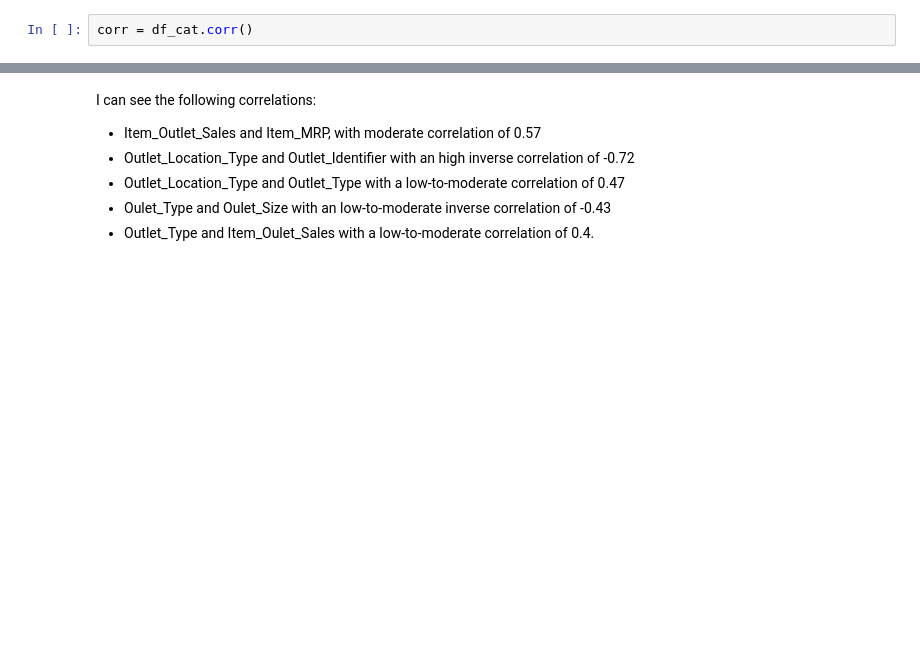
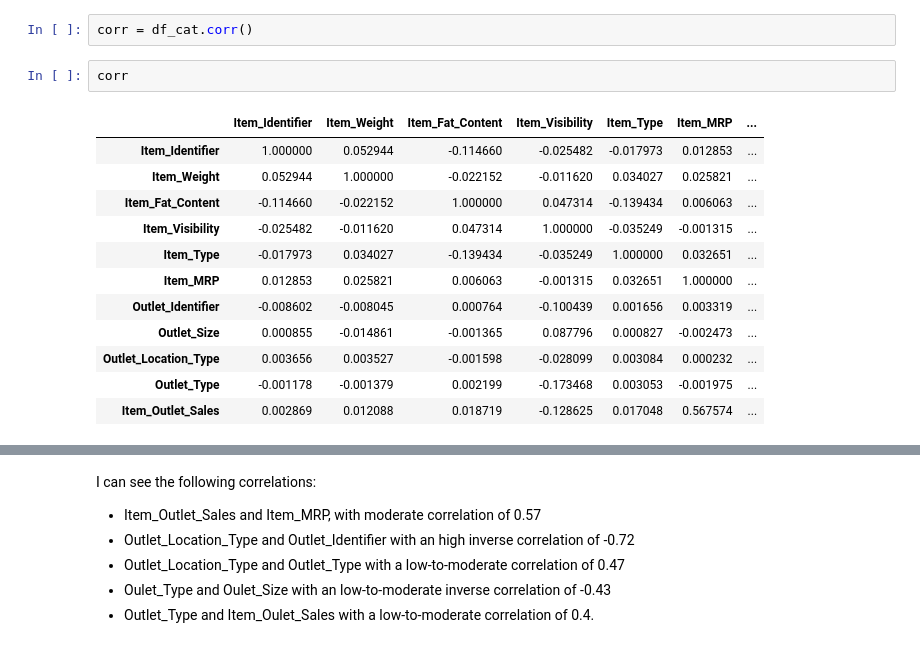
Before and after one commit to diazid/sales-predictions, a Jupyter notebook: sales_prediction.ipynb, the cells around one changed output, grey strips where cells are left out. Drawn from its saved outputs; the diff is of its cells as text; blank space fills up the shorter version.

```diff
--- a/sales_prediction.ipynb
+++ b/sales_prediction.ipynb
@@ -649,6 +582,21 @@ sns.jointplot(data=df_cat, x="Item_Visibility", y='Item_Outlet_Sales', kind="hex
 For this task I will plot a heatmap for better undestanding the data
 # %%
 corr = df_cat.corr()
+# %%
+corr
+# %% [output]
+|  | Item_Identifier | Item_Weight | Item_Fat_Content | Item_Visibility | Item_Type | Item_MRP | ... |
+| Item_Identifier | 1.000000 | 0.052944 | -0.114660 | -0.025482 | -0.017973 | 0.012853 | ... |
+| Item_Weight | 0.052944 | 1.000000 | -0.022152 | -0.011620 | 0.034027 | 0.025821 | ... |
+| Item_Fat_Content | -0.114660 | -0.022152 | 1.000000 | 0.047314 | -0.139434 | 0.006063 | ... |
+| Item_Visibility | -0.025482 | -0.011620 | 0.047314 | 1.000000 | -0.035249 | -0.001315 | ... |
+| Item_Type | -0.017973 | 0.034027 | -0.139434 | -0.035249 | 1.000000 | 0.032651 | ... |
+| Item_MRP | 0.012853 | 0.025821 | 0.006063 | -0.001315 | 0.032651 | 1.000000 | ... |
+| Outlet_Identifier | -0.008602 | -0.008045 | 0.000764 | -0.100439 | 0.001656 | 0.003319 | ... |
+| Outlet_Size | 0.000855 | -0.014861 | -0.001365 | 0.087796 | 0.000827 | -0.002473 | ... |
+| Outlet_Location_Type | 0.003656 | 0.003527 | -0.001598 | -0.028099 | 0.003084 | 0.000232 | ... |
+| Outlet_Type | -0.001178 | -0.001379 | 0.002199 | -0.173468 | 0.003053 | -0.001975 | ... |
+| Item_Outlet_Sales | 0.002869 | 0.012088 | 0.018719 | -0.128625 | 0.017048 | 0.567574 | ... |
 # %%
 fig, ax = plt.subplots(figsize=(10, 10))
 sns.heatmap(corr,
```
Also changed, not shown: parts of 19 cells of this notebook.
